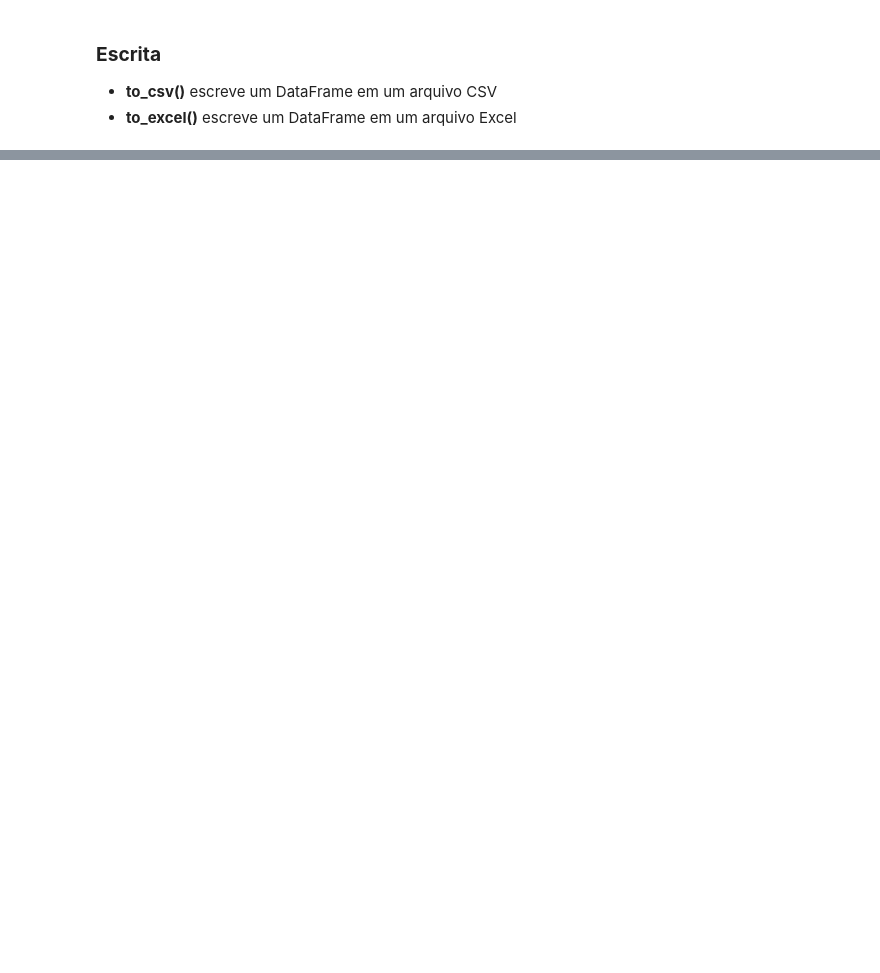
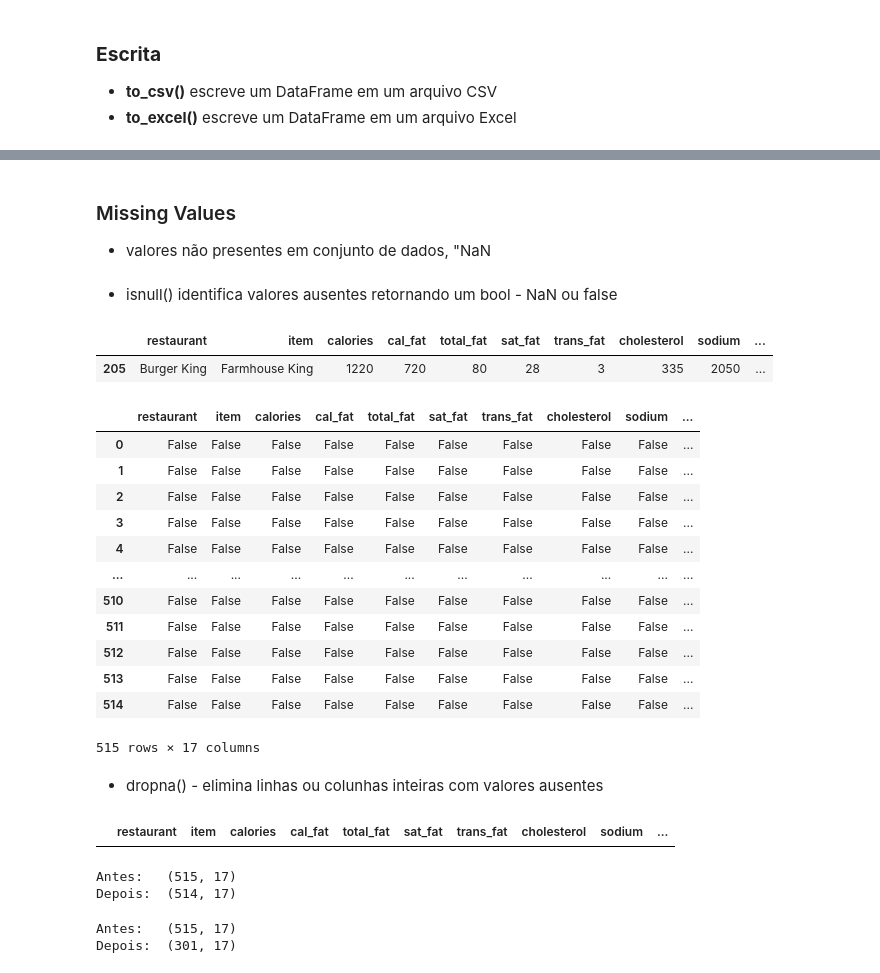
Before and after one commit to AlePlets/backend-course-python, a Jupyter notebook: aulas/aula8-manipulacao-dados-pandas-I/aula_08_manipulacao-dados.ipynb, the cells around one changed output, grey strips where cells are left out. Cells and saved outputs as stored; diff of their text form; code cells hidden in the pictures; blank space fills up the shorter version.

```diff
--- a/aulas/aula8-manipulacao-dados-pandas-I/aula_08_manipulacao-dados.ipynb
+++ b/aulas/aula8-manipulacao-dados-pandas-I/aula_08_manipulacao-dados.ipynb
@@ -62,0 +166,3 @@ RangeIndex(start=0, stop=515, step=1)
+# %%
+fastfood = pd.read_excel("data/fastfood.xlsx")
+fastfood.info()
@@ -62,0 +219,33 @@ RangeIndex(start=0, stop=515, step=1)
+# %% [markdown]
+### Missing Values
+- valores não presentes em conjunto de dados, "NaN
+# %% [markdown]
+- isnull() identifica valores ausentes retornando um bool - NaN ou false
+# %%
+fastfood[fastfood['protein'].isnull()]
+# %% [output]
+|  | restaurant | item | calories | cal_fat | total_fat | sat_fat | trans_fat | cholesterol | sodium | ... |
+| 205 | Burger King | Farmhouse King | 1220 | 720 | 80 | 28 | 3 | 335 | 2050 | ... |
+# %%
+fastfood.isnull()
+# %% [output]
+|  | restaurant | item | calories | cal_fat | total_fat | sat_fat | trans_fat | cholesterol | sodium | ... |
+| 0 | False | False | False | False | False | False | False | False | False | ... |
+| 1 | False | False | False | False | False | False | False | False | False | ... |
+| 2 | False | False | False | False | False | False | False | False | False | ... |
+| 3 | False | False | False | False | False | False | False | False | False | ... |
+| 4 | False | False | False | False | False | False | False | False | False | ... |
+| ... | ... | ... | ... | ... | ... | ... | ... | ... | ... | ... |
+| 510 | False | False | False | False | False | False | False | False | False | ... |
+| 511 | False | False | False | False | False | False | False | False | False | ... |
+| 512 | False | False | False | False | False | False | False | False | False | ... |
+| 513 | False | False | False | False | False | False | False | False | False | ... |
+| 514 | False | False | False | False | False | False | False | False | False | ... |
+515 rows × 17 columns
+# %% [markdown]
+- dropna() - elimina linhas ou colunhas inteiras com valores ausentes
+# %%
+fastfood['protein'] = fastfood['protein'].fillna(0)
+fastfood[fastfood['protein'].isnull()]
+# %% [output]
+|  | restaurant | item | calories | cal_fat | total_fat | sat_fat | trans_fat | cholesterol | sodium | ... |
@@ -62,0 +254,18 @@ RangeIndex(start=0, stop=515, step=1)
+# %%
+fastfood = pd.read_excel("data/fastfood.xlsx")
+
+print("Antes:  ",fastfood.shape)
+fastfood = fastfood.dropna(subset = 'protein')
+print("Depois: ",fastfood.shape)
+# %% [output]
+Antes:   (515, 17)
+Depois:  (514, 17)
+# %%
+fastfood = pd.read_excel("data/fastfood.xlsx")
+
+print("Antes:  ",fastfood.shape)
+fastfood = fastfood.dropna()
+print("Depois: ",fastfood.shape)
+# %% [output]
+Antes:   (515, 17)
+Depois:  (301, 17)
```
Also changed, not shown: parts of 32 cells of this notebook, 6 other files.
